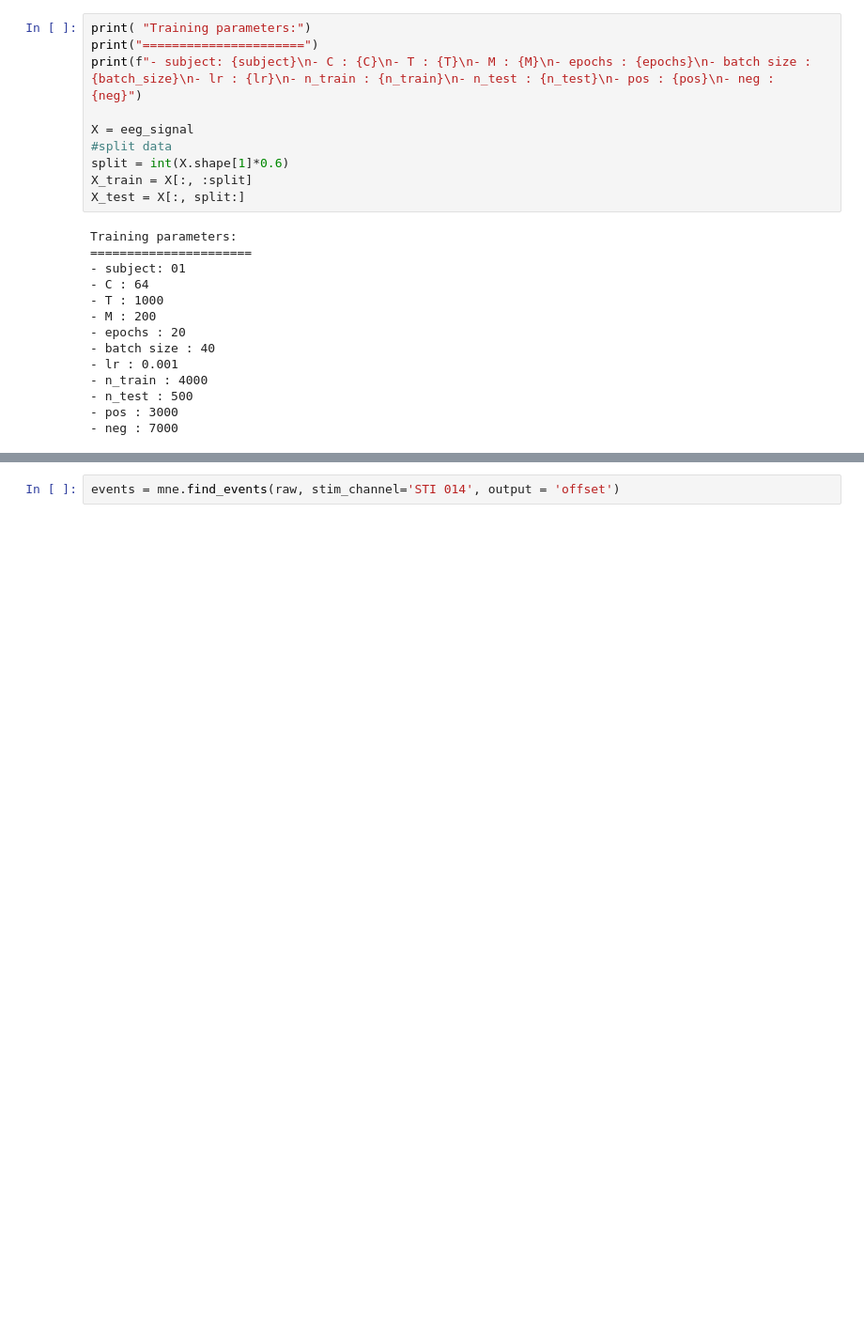
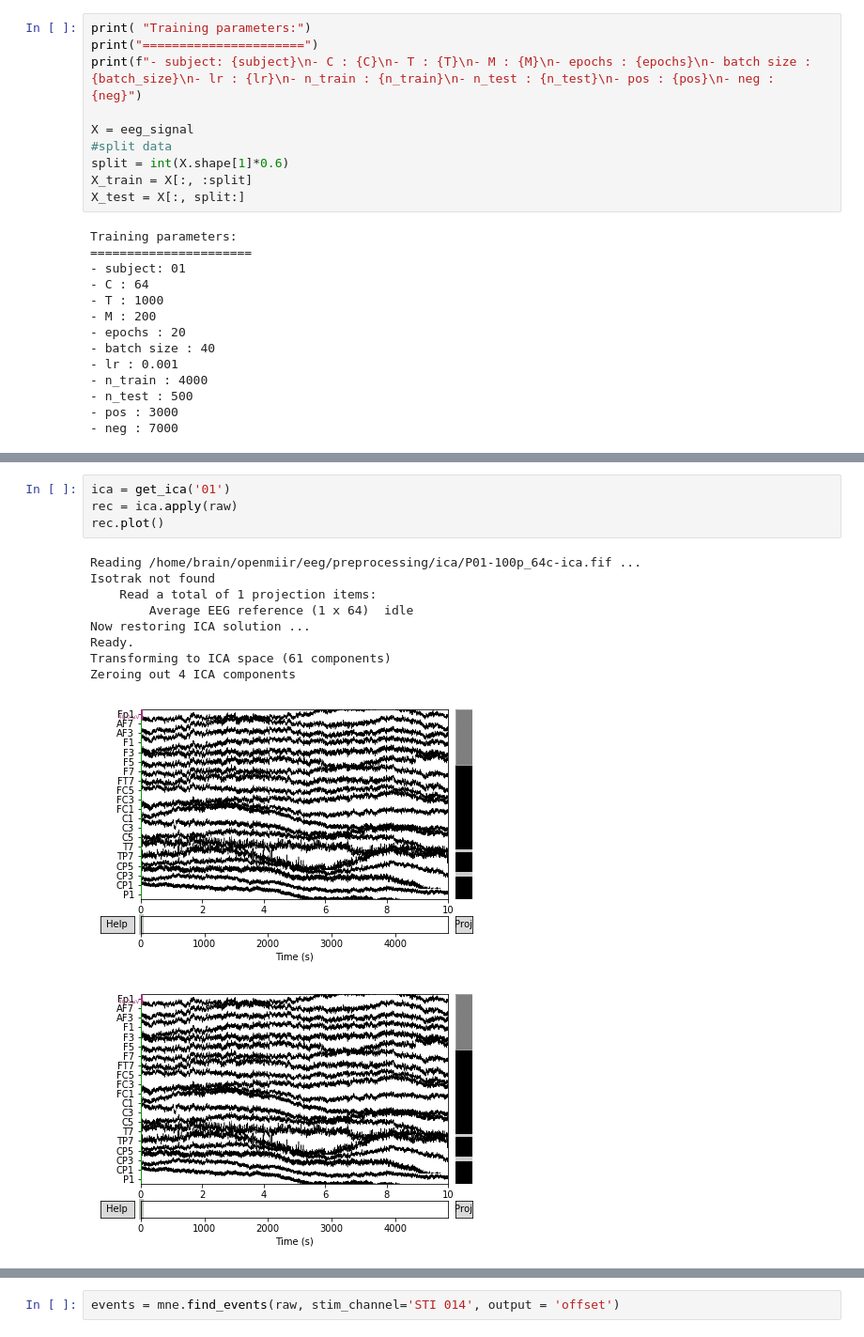
Before and after one commit to Ouasfi/EEG-ssl, a Jupyter notebook: decoders.ipynb, the cells around one changed output, grey strips where cells are left out. Shown: that part at 94% size. Cells and saved outputs as stored; diff of their text form; blank space fills up the shorter version.

```diff
--- a/decoders.ipynb
+++ b/decoders.ipynb
@@ -179,0 +208,15 @@ Reading 0 ... 2478165  =      0.000 ...  4840.166 secs...
+# %%
+ica = get_ica('01')
+rec = ica.apply(raw)
+rec.plot()
+# %% [output]
+Reading /home/brain/openmiir/eeg/preprocessing/ica/P01-100p_64c-ica.fif ...
+Isotrak not found
+    Read a total of 1 projection items:
+        Average EEG reference (1 x 64)  idle
+Now restoring ICA solution ...
+Ready.
+Transforming to ICA space (61 components)
+Zeroing out 4 ICA components
+[figure, added]
+[figure, added]
```
Also changed, not shown: parts of 43 cells of this notebook, 1 other file.
